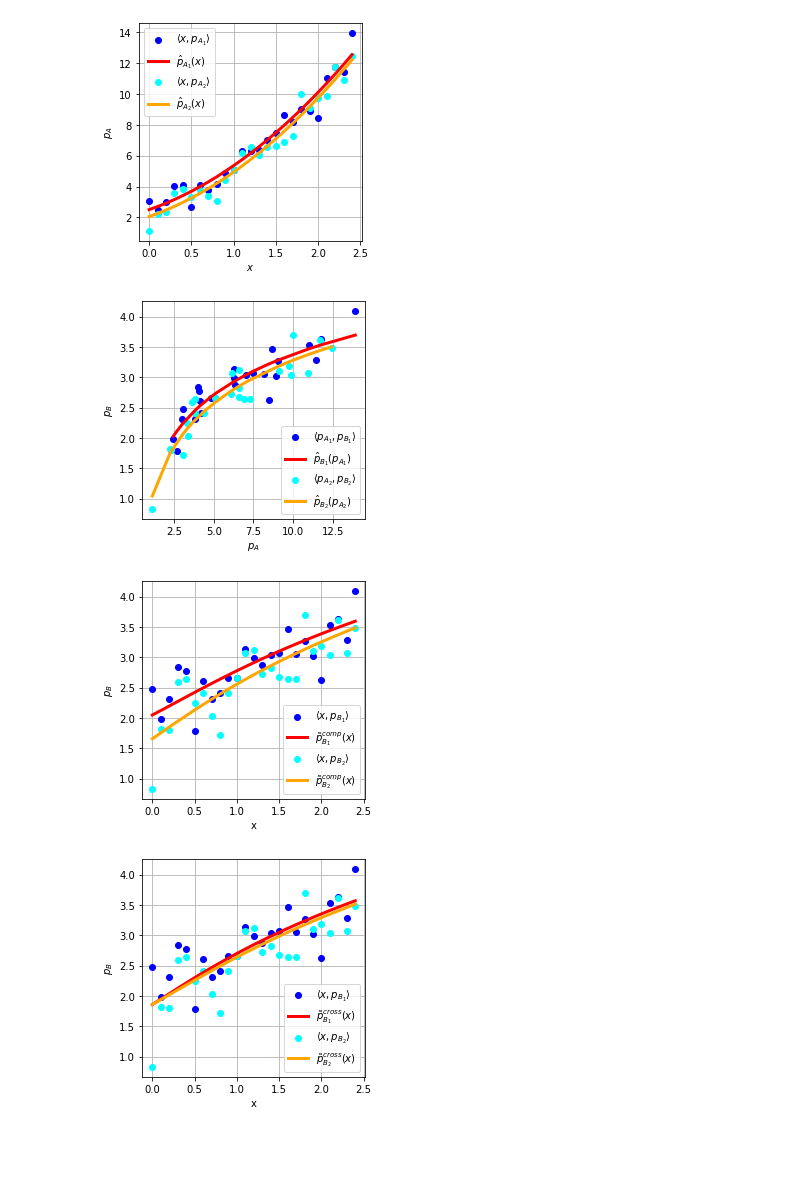
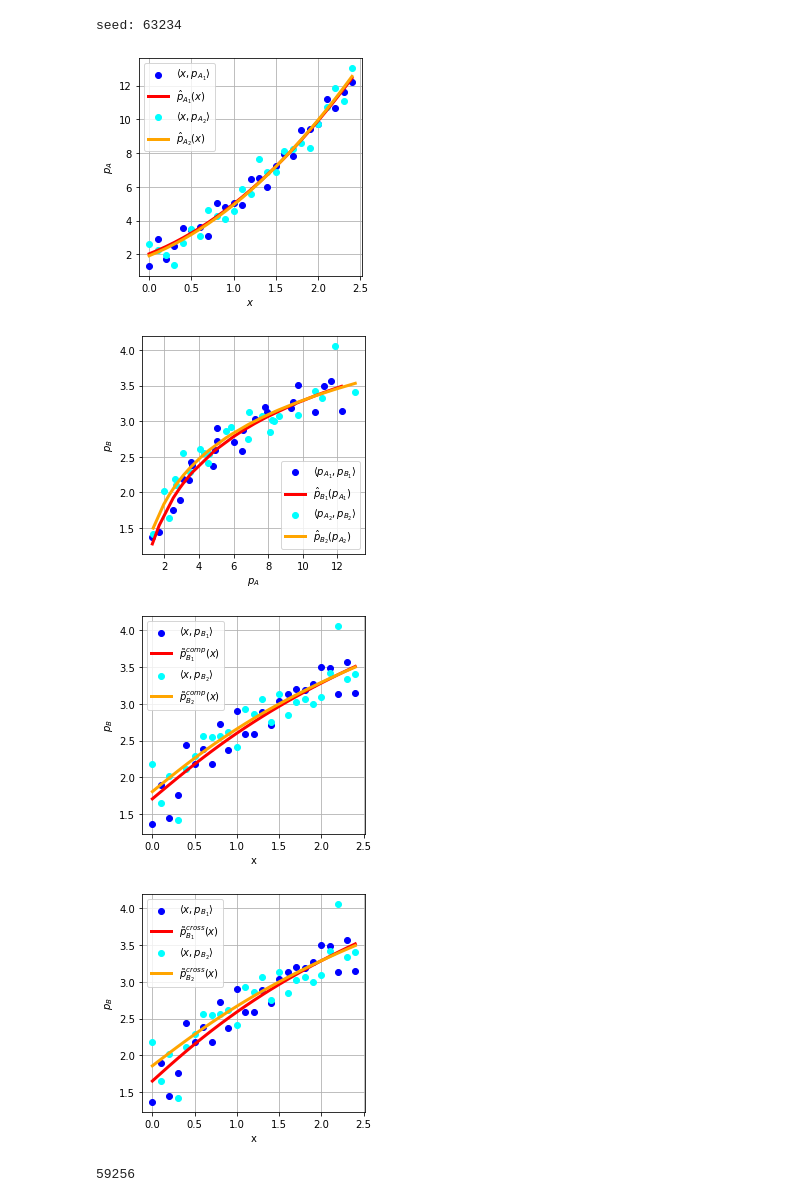
Before and after one commit to AIRLab-POLIMI/local_planning_performance_modelling, a Jupyter notebook: notebooks/composition_examples_functionalities.ipynb, the cells around one changed output. Cells and saved outputs as stored; diff of their text form; code cells hidden in the pictures; blank space fills up the shorter version.

```diff
--- a/notebooks/composition_examples_functionalities.ipynb
+++ b/notebooks/composition_examples_functionalities.ipynb
@@ -27,11 +27,14 @@ t_p_A_x = lambda p_A: np.sqrt(p_A - 1) - 1
 t_p_A_p_B = lambda p_A: np.log(p_A) + 1
 t_p_B_p_A = lambda p_B: np.exp(p_B - 1)
 
+# s1 = 459
+s1 = 63234
+print(f"seed: {s1}")
+
 d1 = pd.DataFrame({'x1': np.arange(0.0, 2.5, 0.1), 'x2': np.arange(0.0, 2.5, 0.1)})
-np.random.seed(0)
+np.random.seed(s1)
 d1['p_A1'] = t_x_p_A(d1.x1) + np.random.normal(0.0, 0.6, len(d1.x1))
 d1['p_A2'] = t_x_p_A(d1.x2) + np.random.normal(0.0, 0.6, len(d1.x2))
-np.random.seed(0)
 d1['p_B1'] = t_p_A_p_B(d1.p_A1) + np.random.normal(0.0, 0.2, len(d1.p_A1))
 d1['p_B2'] = t_p_A_p_B(d1.p_A2) + np.random.normal(0.0, 0.2, len(d1.p_A2))
 
@@ -61,7 +64,7 @@ plt.xlabel('$x$')
 plt.ylabel('$p_{A}$')
 plt.legend()
 fig.set_size_inches([4, 4])
-fig.savefig(f"{out_dir}/x-p_A12--linear-regression.pdf", bbox_inches='tight')
+fig.savefig(f"{out_dir}/x-pA12--linear-regression.pdf", bbox_inches='tight')
 plt.show()
 
 # B1
@@ -90,7 +93,7 @@ plt.xlabel('$p_A$')
 plt.ylabel('$p_B$')
 plt.legend()
 fig.set_size_inches([4, 4])
-fig.savefig(f"{out_dir}/p_A12-p_B12--linear-regression.pdf", bbox_inches='tight')
+fig.savefig(f"{out_dir}/pA12-pB12--linear-regression.pdf", bbox_inches='tight')
 plt.show()
 
 # A1 B1 comp, A2 B2 comp
@@ -104,42 +107,47 @@ p_B2_comp_est = model_B2.predict(t_p_A_p_B(p_A2_comp_est.reshape(-1, 1)))
 # plot A1 B1 comp, A2 B2 comp
 
 fig = plt.figure()
 plt.grid()
 plt.scatter(x1, d1.p_B1, label=r'$\langle x, p_{B_1} \rangle$', color='blue')
 plt.plot(x1, p_B1_comp_est, linewidth=3, label=r"$\tilde{p}_{B_1}^{comp}(x)$", color='red')
 plt.scatter(x2, d1.p_B2, label=r'$\langle x, p_{B_2} \rangle$', color='cyan')
 plt.plot(x2, p_B2_comp_est, linewidth=3, label=r"$\tilde{p}_{B_2}^{comp}(x)$", color='orange')
 plt.xlabel('x')
 plt.ylabel('$p_B$')
 plt.legend()
 fig.set_size_inches([4, 4])
-fig.savefig(f"{out_dir}/x-p_B12-comp--linear-regression.pdf", bbox_inches='tight')
+fig.savefig(f"{out_dir}/x-pB12-comp--linear-regression.pdf", bbox_inches='tight')
 plt.show()
 
 # A1 B2 comp, A2 B1 comp
 
-p_A1_comp_est = model_A1.predict(t_x_p_A(x1.reshape(-1, 1)))
-p_B2_comp_est = model_B2.predict(t_p_A_p_B(p_A1_comp_est.reshape(-1, 1)))
+p_A1_cross = model_A1.predict(t_x_p_A(x1.reshape(-1, 1)))
+p_B2_cross = model_B2.predict(t_p_A_p_B(p_A1_cross.reshape(-1, 1)))
 
-p_A2_comp_est = model_A2.predict(t_x_p_A(x2.reshape(-1, 1)))
-p_B1_comp_est = model_B1.predict(t_p_A_p_B(p_A2_comp_est.reshape(-1, 1)))
+p_A2_cross = model_A2.predict(t_x_p_A(x2.reshape(-1, 1)))
+p_B1_cross = model_B1.predict(t_p_A_p_B(p_A2_cross.reshape(-1, 1)))
 
 # plot A1 B2 comp, A2 B1 comp
 
 fig = plt.figure()
 plt.grid()
 plt.scatter(x1, d1.p_B1, label=r'$\langle x, p_{B_1} \rangle$', color='blue')
-plt.plot(x1, p_B1_comp_est, linewidth=3, label=r"$\tilde{p}_{B_1}^{cross}(x)$", color='red')
+plt.plot(x1, p_B1_cross, linewidth=3, label=r"$\tilde{p}_{B_1}^{cross}(x)$", color='red')
 plt.scatter(x2, d1.p_B2, label=r'$\langle x, p_{B_2} \rangle$', color='cyan')
-plt.plot(x2, p_B2_comp_est, linewidth=3, label=r"$\tilde{p}_{B_2}^{cross}(x)$", color='orange')
+plt.plot(x2, p_B2_cross, linewidth=3, label=r"$\tilde{p}_{B_2}^{cross}(x)$", color='orange')
 plt.xlabel('x')
 plt.ylabel('$p_B$')
 plt.legend()
 fig.set_size_inches([4, 4])
-fig.savefig(f"{out_dir}/x-p_B12-cross-comp--linear-regression.pdf", bbox_inches='tight')
+fig.savefig(f"{out_dir}/x-pB12-cross-comp--linear-regression.pdf", bbox_inches='tight')
 plt.show()
 # %% [output]
+seed: 63234
-[figure, old version]
+[figure, new version]
-[figure, old version]
+[figure, new version]
-[figure, old version]
+[figure, new version]
-[figure, old version]
+[figure, new version]
+# %%
+59256
+# %% [output]
+59256
```
Also changed, not shown: 5 other files.
